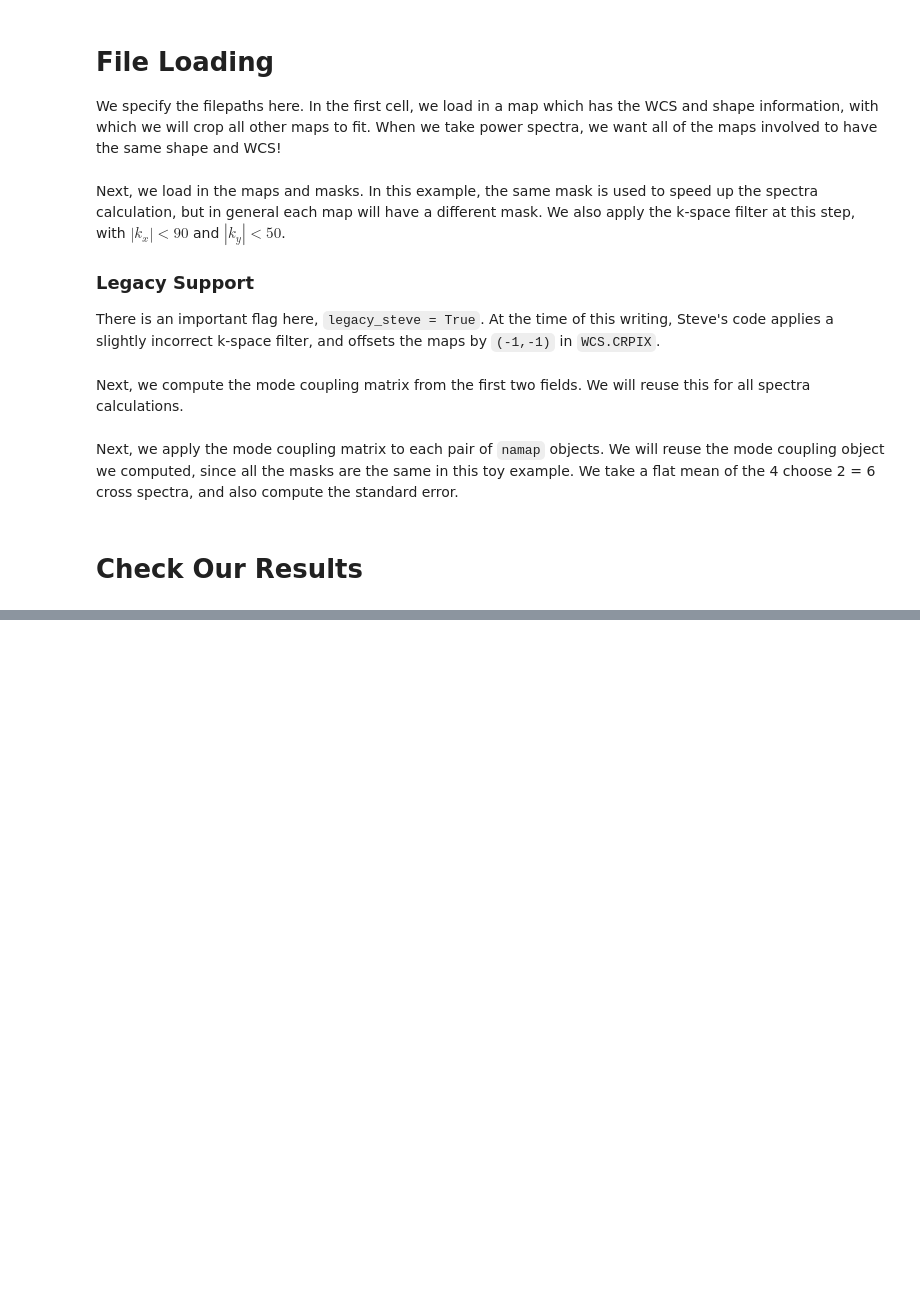
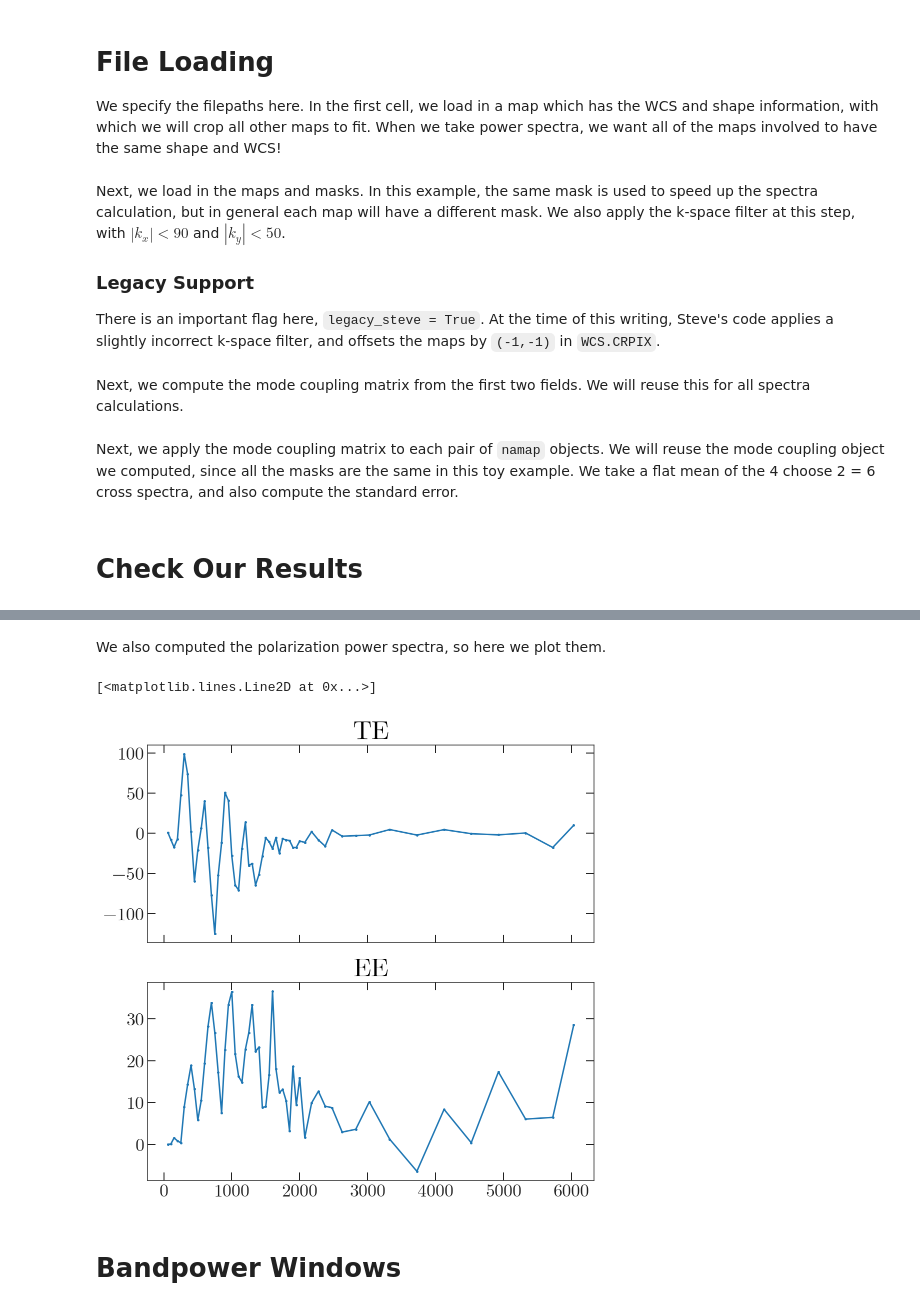
Before and after one commit to xzackli/nawrapper, a Jupyter notebook: notebooks/Reproduce Steve.ipynb, the cells around one changed output, grey strips where cells are left out. Saved outputs shown, nothing was run; the diff lists cells and outputs as text; code cells hidden in the pictures; blank space fills up the shorter version.

```diff
--- a/notebooks/Reproduce Steve.ipynb
+++ b/notebooks/Reproduce Steve.ipynb
@@ -78,0 +104,16 @@ plt.tight_layout()
+# %% [markdown]
+We also computed the polarization power spectra, so here we plot them.
+# %%
+fig, axes = plt.subplots(2,1, sharex=True, figsize=(8,8))
+axes[0].set_title("TE")
+mean_Clte = np.sum(TE_cross_spectra, axis=0) / len(TE_cross_spectra)
+axes[0].plot(mc.lb, mean_Clte)
+
+axes[1].set_title("EE")
+mean_Clee = np.sum(EE_cross_spectra, axis=0) / len(EE_cross_spectra)
+axes[1].plot(mc.lb, mean_Clee)
+# %% [output]
+[<matplotlib.lines.Line2D at 0x...>]
+[figure, added]
+# %% [markdown]
+# Bandpower Windows
```
Also changed, not shown: parts of 8 cells of this notebook, 4 other files.
